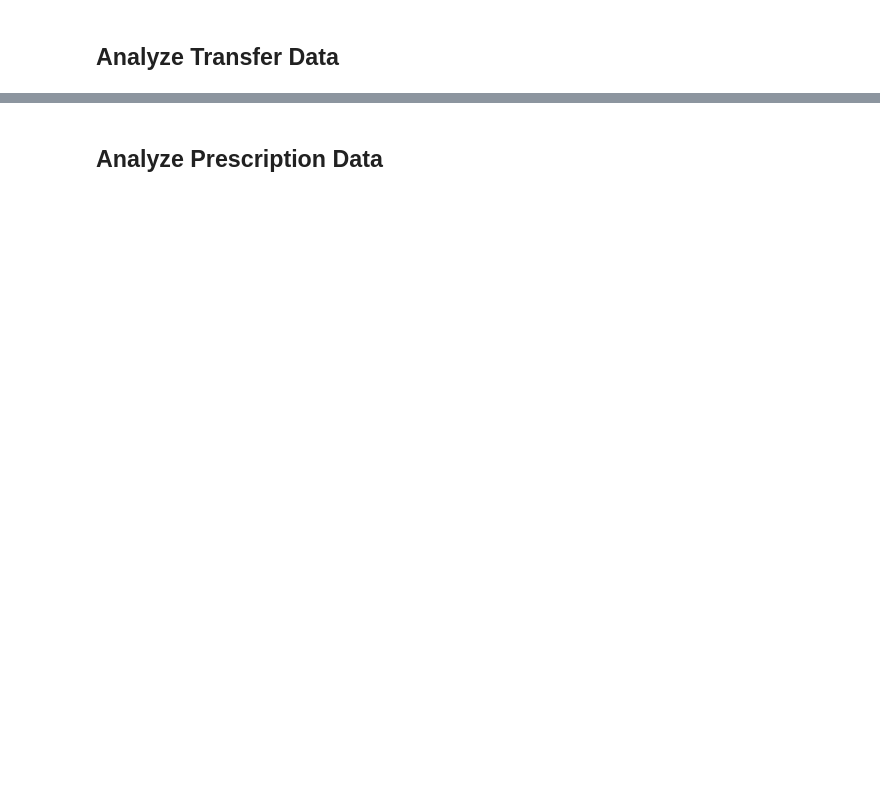
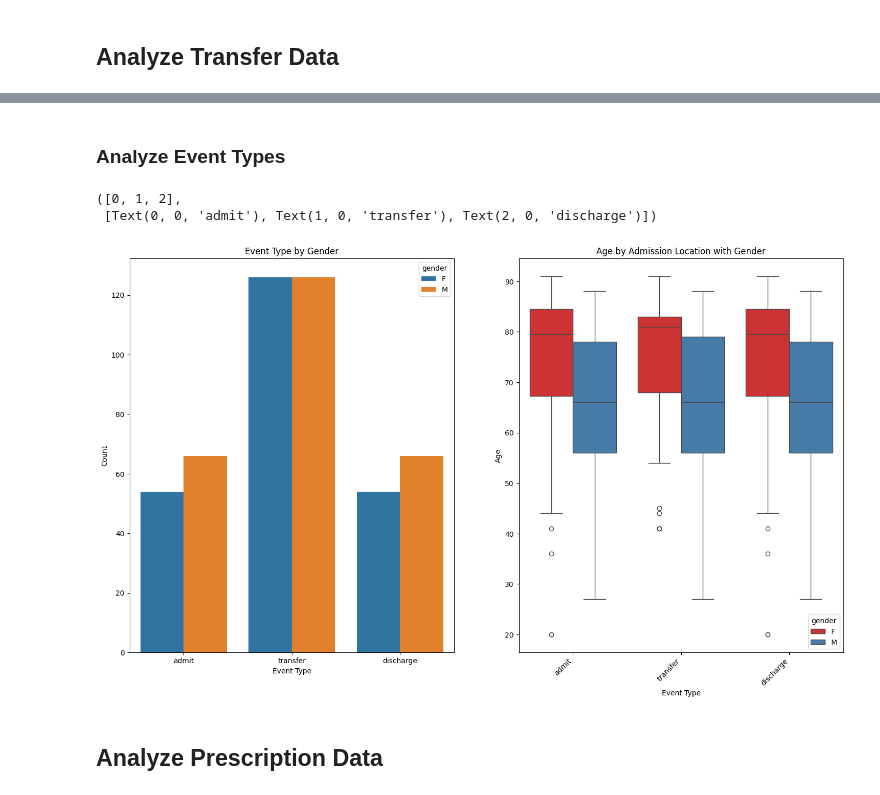
Before and after one commit to JaykumarPatel4802/ai-in-health, a Jupyter notebook: Homework/Assignment 2 - MIMIC Visualization/DataVisualizationAdditional.ipynb, the cells around one changed output, grey strips where cells are left out. Cells and saved outputs as stored; diff of their text form; code cells hidden in the pictures; blank space fills up the shorter version.

Commit message:
start transfer analysis and prescription analysis

```diff
--- a/Homework/Assignment 2 - MIMIC Visualization/DataVisualizationAdditional.ipynb
+++ b/Homework/Assignment 2 - MIMIC Visualization/DataVisualizationAdditional.ipynb
@@ -6,0 +32,18 @@ import matplotlib.pyplot as plt
+# %%
+from datetime import datetime
+filtered_patients = patients
+# Calculate age function
+def calculate_age(dob, dod):
+    dob_date = datetime.strptime(dob, "%Y-%m-%d %H:%M:%S")
+    dod_date = datetime.strptime(dod, "%Y-%m-%d %H:%M:%S")
+    age = (dod_date - dob_date).days // 365
+    return age
+
+# Apply calculate_age function to create "age" column
+filtered_patients["age"] = filtered_patients.apply(lambda row: calculate_age(row["dob"], row["dod"]), axis=1)
+
+# Filter out rows with age greater than or equal to 120
+filtered_patients = filtered_patients[filtered_patients["age"] < 120]
+
+# Display the updated DataFrame
+print(filtered_patients.head())
@@ -10,0 +66,3 @@ transfers = pd.read_csv('mimic-iii-clinical-database-demo-1.4/TRANSFERS.csv')
+# %%
+merged_transfers_patients = pd.merge(transfers, filtered_patients, on='subject_id')
+merged_transfers_patients.head()
@@ -11,2 +77,26 @@ transfers = pd.read_csv('mimic-iii-clinical-database-demo-1.4/TRANSFERS.csv')
+# %% [markdown]
+### Analyze Event Types
+# %%
+# Create a complex visualization
+plt.figure(figsize=(18, 10))
+
+# Count plot of Admission Types by Gender
+plt.subplot(1, 2, 1)
+sns.countplot(data=merged_transfers_patients, x='eventtype', hue='gender')
+plt.title("Event Type by Gender")
+plt.xlabel("Event Type")
+plt.ylabel("Count")
+
+# Box plot of Age by Event Type with Gender color hue
+plt.subplot(1, 2, 2)
+sns.boxplot(data=merged_transfers_patients, x='eventtype', y='age', hue='gender', palette='Set1')
+plt.title("Age by Admission Location with Gender")
+plt.xlabel("Event Type")
+plt.ylabel("Age")
+plt.xticks(rotation=45, ha='right')
+# %% [output]
+([0, 1, 2],
+ [Text(0, 0, 'admit'), Text(1, 0, 'transfer'), Text(2, 0, 'discharge')])
+[figure, added]
 # %% [markdown]
 ## Analyze Prescription Data
```
Also changed, not shown: parts of 15 cells of this notebook.
